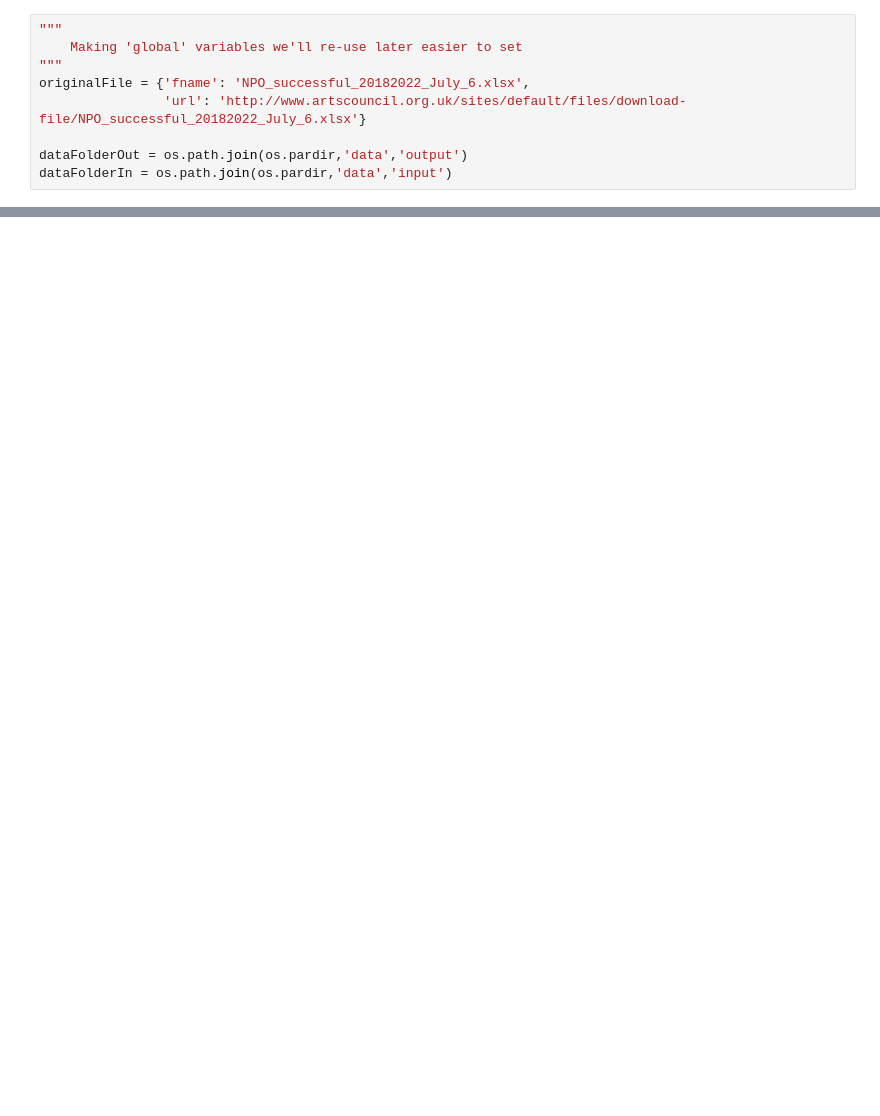
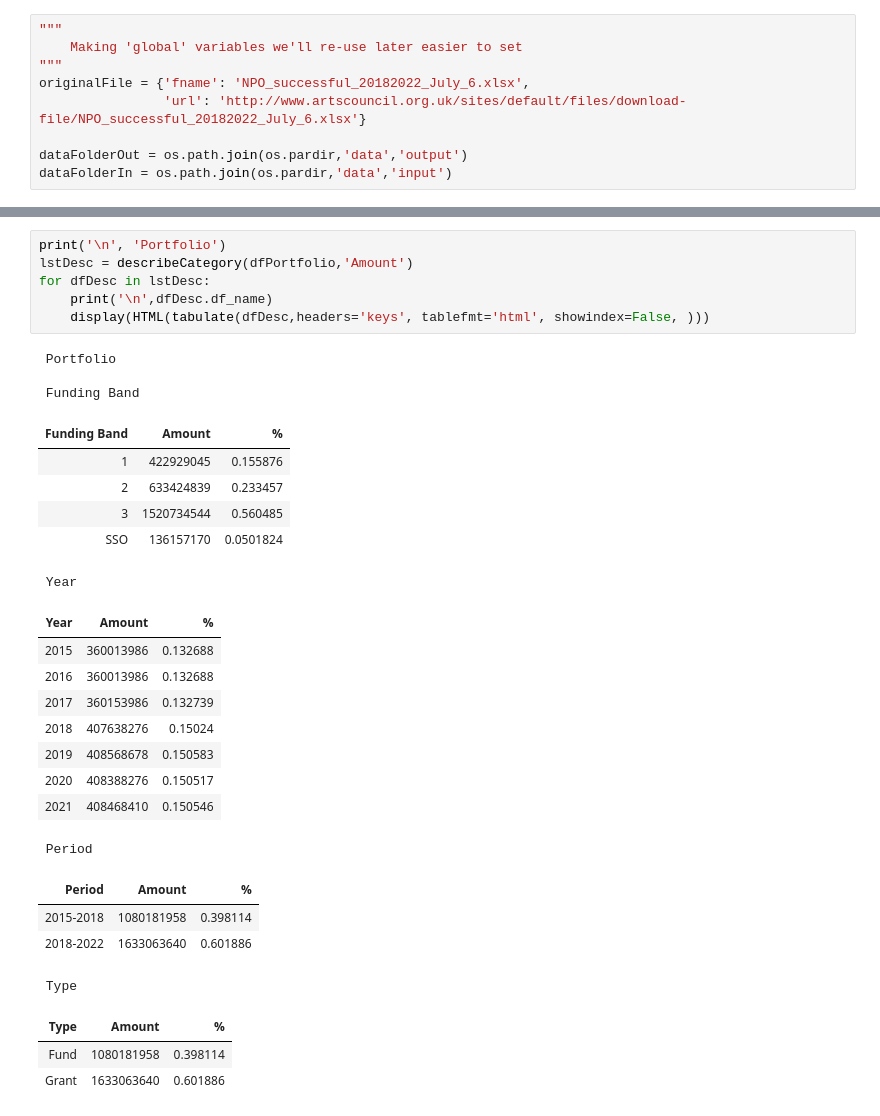
Before and after one commit to ekoner/Arts-Council-National-Portfolio, a Jupyter notebook: notebook/Exploring the Arts Council National Portfolio 2018-2022.ipynb, the cells around one changed output, grey strips where cells are left out. Drawn from its saved outputs; the diff is of its cells as text; blank space fills up the shorter version.

```diff
--- a/notebook/Exploring the Arts Council National Portfolio 2018-2022.ipynb
+++ b/notebook/Exploring the Arts Council National Portfolio 2018-2022.ipynb
@@ -215,0 +341,32 @@ The dataset 'Classification' has 8 columns and 844 rows. Columns: 5 bool, 1 cate
+# %%
+print('\n', 'Portfolio')
+lstDesc = describeCategory(dfPortfolio,'Amount')
+for dfDesc in lstDesc:
+    print('\n',dfDesc.df_name)
+    display(HTML(tabulate(dfDesc,headers='keys', tablefmt='html', showindex=False, )))
+# %% [output]
+ Portfolio
+
+ Funding Band
+| Funding Band | Amount | % |
+| 1 | 422929045 | 0.155876 |
+| 2 | 633424839 | 0.233457 |
+| 3 | 1520734544 | 0.560485 |
+| SSO | 136157170 | 0.0501824 |
+ Year
+| Year | Amount | % |
+| 2015 | 360013986 | 0.132688 |
+| 2016 | 360013986 | 0.132688 |
+| 2017 | 360153986 | 0.132739 |
+| 2018 | 407638276 | 0.15024 |
+| 2019 | 408568678 | 0.150583 |
+| 2020 | 408388276 | 0.150517 |
+| 2021 | 408468410 | 0.150546 |
+ Period
+| Period | Amount | % |
+| 2015-2018 | 1080181958 | 0.398114 |
+| 2018-2022 | 1633063640 | 0.601886 |
+ Type
+| Type | Amount | % |
+| Fund | 1080181958 | 0.398114 |
+| Grant | 1633063640 | 0.601886 |
```
Also changed, not shown: parts of 6 cells of this notebook.
